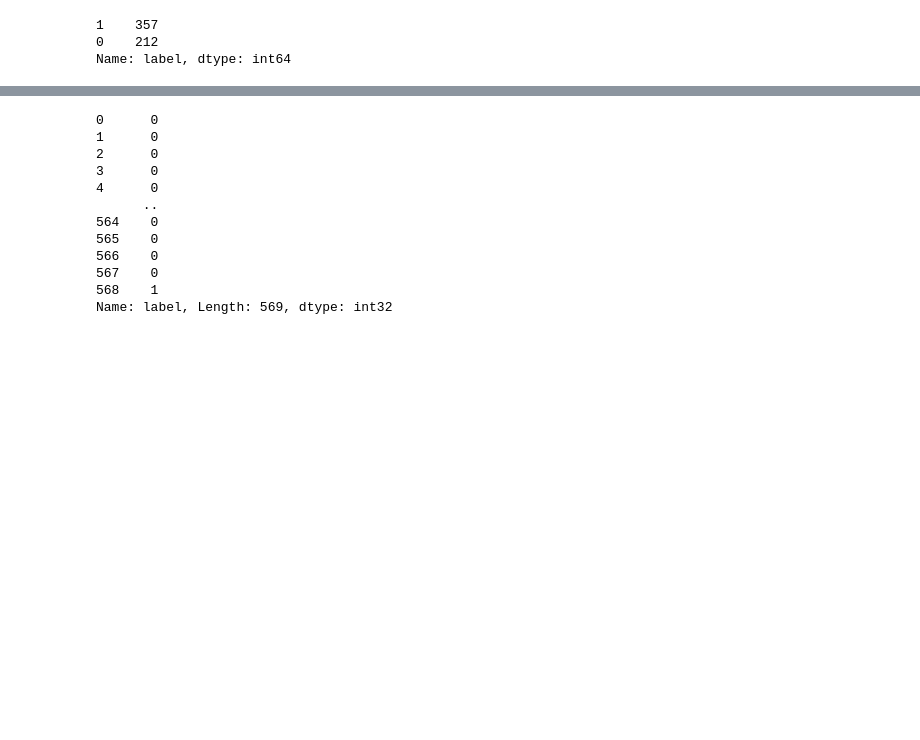
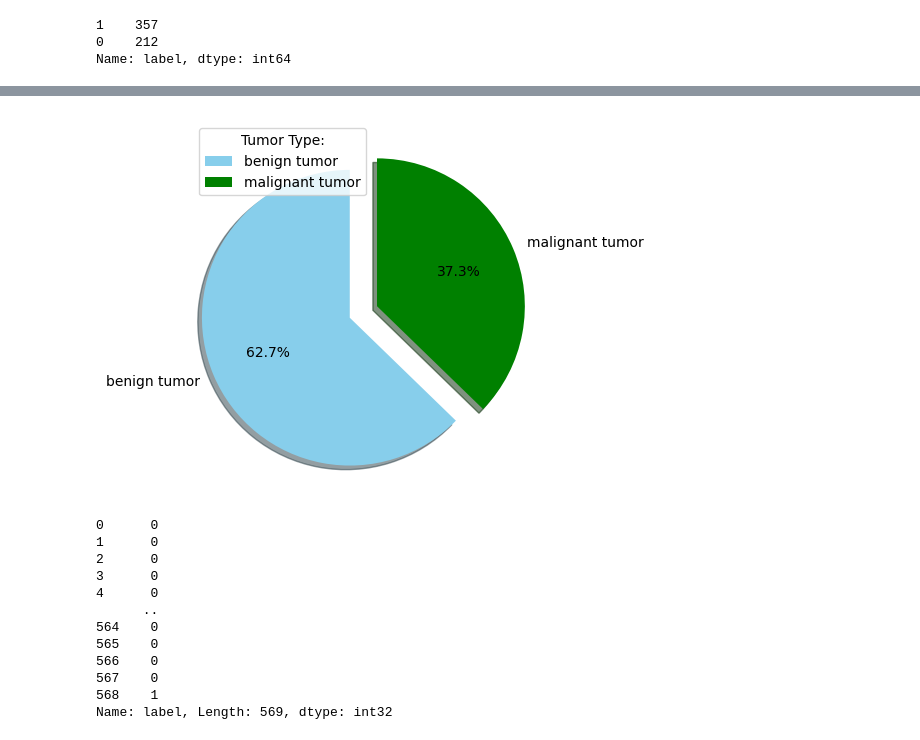
Before and after one commit to VGandhi27/Cancer-Detection, a Jupyter notebook: Breast Cancer Detection using Linear Regression Algorithm.ipynb, the cells around one changed output, grey strips where cells are left out. Saved outputs shown, nothing was run; the diff lists cells and outputs as text; code cells hidden in the pictures; blank space fills up the shorter version.

```diff
--- a/Breast Cancer Detection using Linear Regression Algorithm.ipynb
+++ b/Breast Cancer Detection using Linear Regression Algorithm.ipynb
@@ -112,7 +133,8 @@ data_frame.describe()
 | max | 28.110000 | 39.280000 | 188.500000 | 2501.000000 | 0.163400 | 0.345400 | ... |
 8 rows × 31 columns
 # %%
-data_frame['label'].value_counts()
+py1=data_frame['label'].value_counts()
+print(py1)
 # %% [output]
 1    357
 0    212
@@ -131,3 +189,12 @@ data_frame.groupby('label').mean()
+# %%
+mylabels = ["benign tumor", "malignant tumor"]
+mycolors = ["skyblue", "green"]
+myexplode = [0.2, 0, ]
+py.pie(py1,labels = mylabels,startangle = 90,autopct='%1.1f%%',colors = mycolors,explode = myexplode,shadow='True')
+py.legend(title = "Tumor Type:")
+py.show()
+# %% [output]
+[figure, added]
 # %%
 data_frame['label']
 # %% [output]
```
Also changed, not shown: parts of 7 cells of this notebook.
